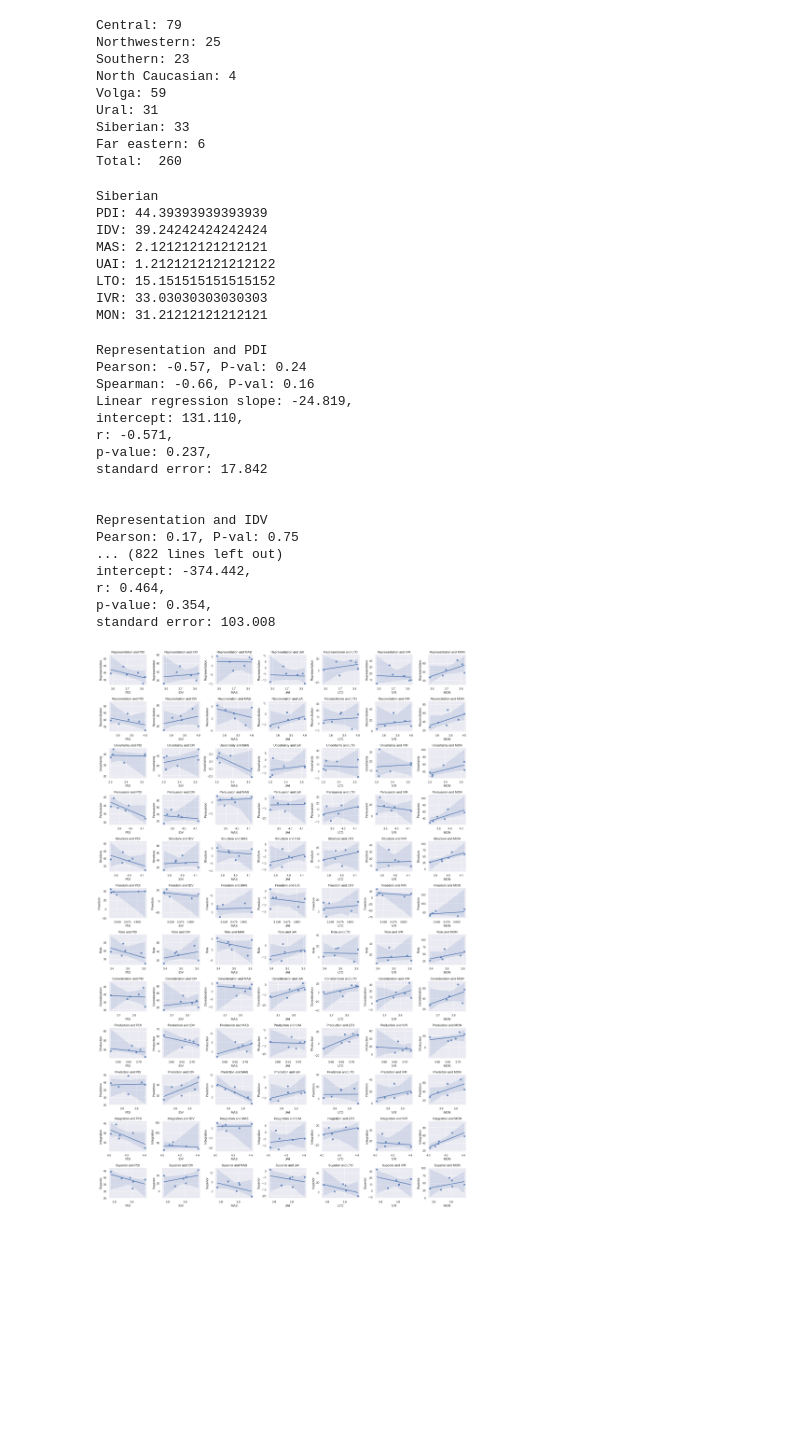
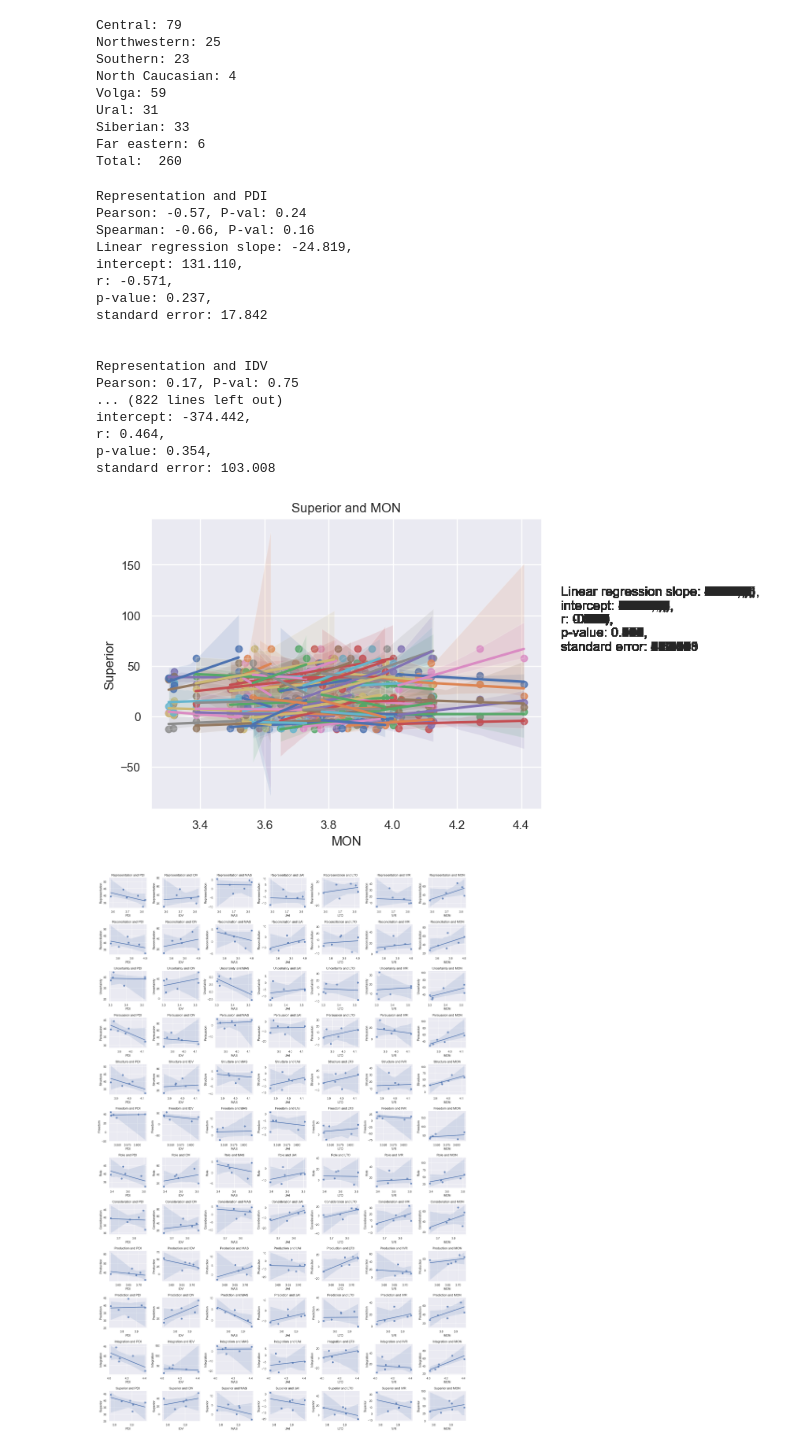
Before and after one commit to konevre/Thesis-Data-Analysis, a Jupyter notebook: Thesis DA.ipynb, the cells around one changed output. Saved outputs shown, nothing was run; the diff lists cells and outputs as text; code cells hidden in the pictures; blank space fills up the shorter version.

```diff
--- a/Thesis DA.ipynb
+++ b/Thesis DA.ipynb
@@ -201,21 +194,3 @@ siberian_lbdq = clean_lbdq(siberian)
-# %%
-print('Siberian')
-print('PDI:', siberian_vsm['PDI'].mean())
-print('IDV:', siberian_vsm['IDV'].mean())
-print('MAS:', siberian_vsm['MAS'].mean())
-print('UAI:', siberian_vsm['UAI'].mean())
-print('LTO:', siberian_vsm['LTO'].mean())
-print('IVR:', siberian_vsm['IVR'].mean())
-print('MON:', siberian_vsm['MON'].mean())
-# %% [output]
-Siberian
-PDI: 44.39393939393939
-IDV: 39.24242424242424
-MAS: 2.121212121212121
-UAI: 1.2121212121212122
-LTO: 15.151515151515152
-IVR: 33.03030303030303
-MON: 31.21212121212121
 # %%
 # columns of interest in central_lbdq
 lbdq_cols = ["representation", "reconciliation", "uncertainty", "persuasion", "structure", "freedom", "role", "consideration", "production", "prediction", "integration", "superior"]
@@ -256,41 +231,42 @@ for lbdq_col in lbdq_cols:
         print("")
         # PLOTTING
 
-#         sns.set_theme(color_codes=True)
-#         g = sns.regplot(x=x, y=y)
-#         g.set_title(f"{lbdq_col.capitalize()} and {vsm_col}");
-#         g.set(xlabel=f"{vsm_col}",
-#               ylabel=f"{lbdq_col.capitalize()}");
+        sns.set_theme(color_codes=True)
+        g = sns.regplot(x=x, y=y)
+        g.set_title(f"{lbdq_col.capitalize()} and {vsm_col}");
+        g.set(xlabel=f"{vsm_col}",
+              ylabel=f"{lbdq_col.capitalize()}");
 
         # plt.savefig('pdi-con.png', dpi=300)
 
         # Add annotations for statistics and data points
 
         # Add correlation annotations
 #         g.text(1.05, 0.8, f"Pearson: {pearson[0]:.2f}, P-val: {pearson[1]:.2f}\nSpearman: {spearman[0]:.2f}, P-val: {spearman[1]:.2f}\n", transform=g.transAxes)
 
         # Add linear regression annotations
-#         g.text(1.05, 0.5, f"Linear regression slope: {slope:.3f},\nintercept: {intercept:.3f},\nr: {r:.3f},\np-value: {p:.3f},\nstandard error: {std_err:.3f}\n", transform=g.transAxes)
+        g.text(1.05, 0.5, f"Linear regression slope: {slope:.3f},\nintercept: {intercept:.3f},\nr: {r:.3f},\np-value: {p:.3f},\nstandard error: {std_err:.3f}\n", transform=g.transAxes)
 
 #         plt.show()
 # %% [output]
 Representation and PDI
 Pearson: -0.57, P-val: 0.24
 Spearman: -0.66, P-val: 0.16
 Linear regression slope: -24.819,
 intercept: 131.110,
 r: -0.571,
 p-value: 0.237,
 standard error: 17.842
 
 
 Representation and IDV
 Pearson: 0.17, P-val: 0.75
 ... (822 lines left out)
 intercept: -374.442,
 r: 0.464,
 p-value: 0.354,
 standard error: 103.008
+[figure, added]
 # %%
 plt.rcParams.update({'font.size': 8})
 fig, axs = plt.subplots(nrows=12, ncols=7, figsize=(20, 30))
```
Also changed, not shown: parts of 6 cells of this notebook.
